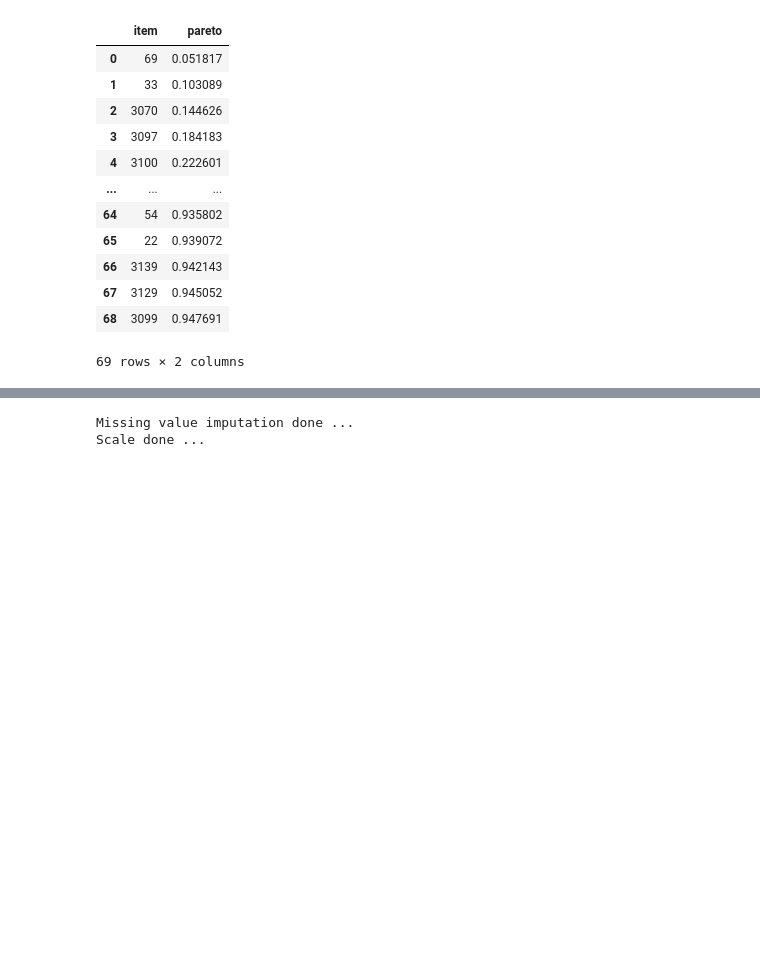
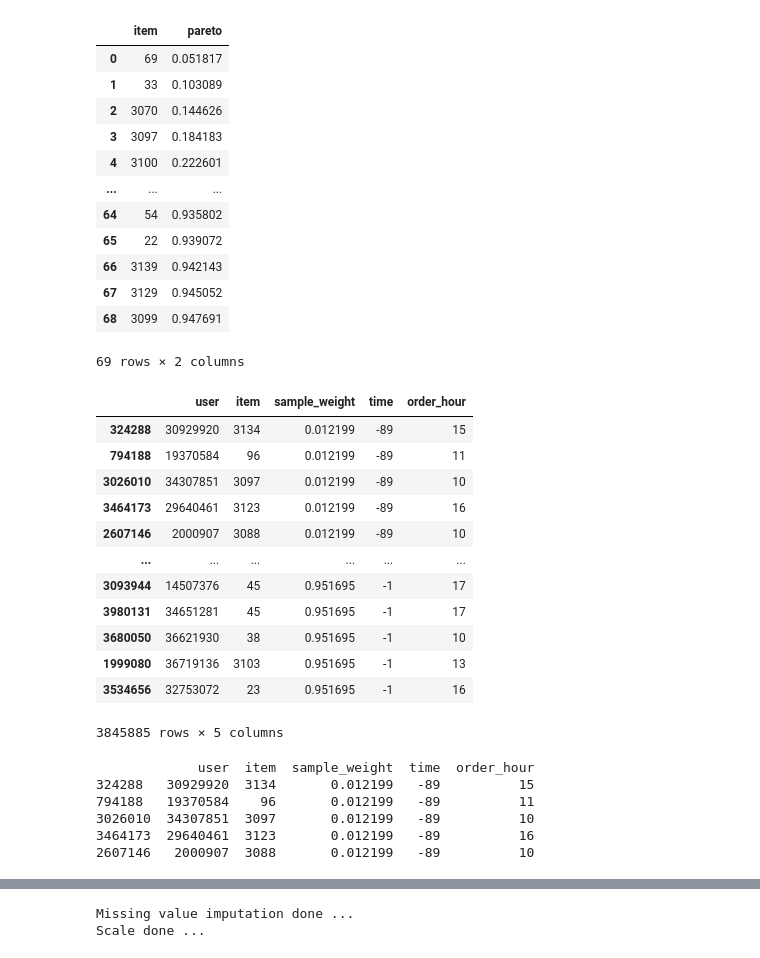
Before and after one commit to samousavizade/Recora, a Jupyter notebook: examples/recora_category.ipynb, the cells around one changed output, grey strips where cells are left out. Saved outputs shown, nothing was run; the diff lists cells and outputs as text; code cells hidden in the pictures; blank space fills up the shorter version.

```diff
--- a/examples/recora_category.ipynb
+++ b/examples/recora_category.ipynb
@@ -333,6 +333,22 @@ item_df['item'] = item_df['item'].astype(str)
 user_df['user'] = user_df['user'].astype(str)
 # %%
 inter_events = inter_events.sort_values(by='time', ascending=True)
+# %%
+inter_events
+# %% [output]
+|  | user | item | sample_weight | time | order_hour |
+| 324288 | 30929920 | 3134 | 0.012199 | -89 | 15 |
+| 794188 | 19370584 | 96 | 0.012199 | -89 | 11 |
+| 3026010 | 34307851 | 3097 | 0.012199 | -89 | 10 |
+| 3464173 | 29640461 | 3123 | 0.012199 | -89 | 16 |
+| 2607146 | 2000907 | 3088 | 0.012199 | -89 | 10 |
+| ... | ... | ... | ... | ... | ... |
+| 3093944 | 14507376 | 45 | 0.951695 | -1 | 17 |
+| 3980131 | 34651281 | 45 | 0.951695 | -1 | 17 |
+| 3680050 | 36621930 | 38 | 0.951695 | -1 | 10 |
+| 1999080 | 36719136 | 3103 | 0.951695 | -1 | 13 |
+| 3534656 | 32753072 | 23 | 0.951695 | -1 | 16 |
+3845885 rows × 5 columns
 # %%
 from recora.data import split_by_num, random_split, split_by_ratio, split_by_ratio_chrono
 
@@ -342,3 +358,12 @@ train_inter_events, eval_inter_events = random_split(inter_events, shuffle=False
+# %%
+print(inter_events.head())
+# %% [output]
+             user  item  sample_weight  time  order_hour
+324288   30929920  3134       0.012199   -89          15
+794188   19370584    96       0.012199   -89          11
+3026010  34307851  3097       0.012199   -89          10
+3464173  29640461  3123       0.012199   -89          16
+2607146   2000907  3088       0.012199   -89          10
 # %%
 # Single sparse columns
 single_sparse_feature_columns = [
```
Also changed, not shown: parts of 9 cells of this notebook, 8 other files.
